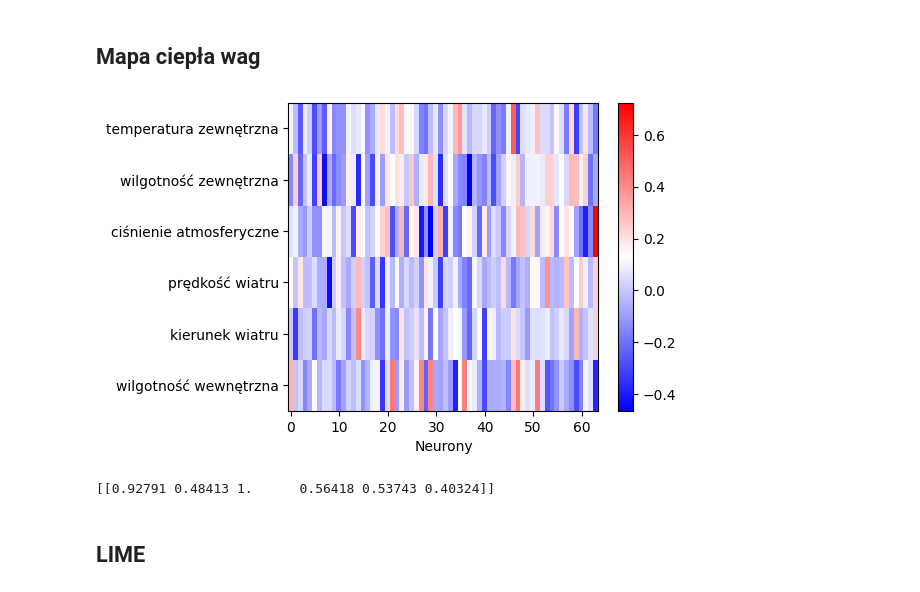
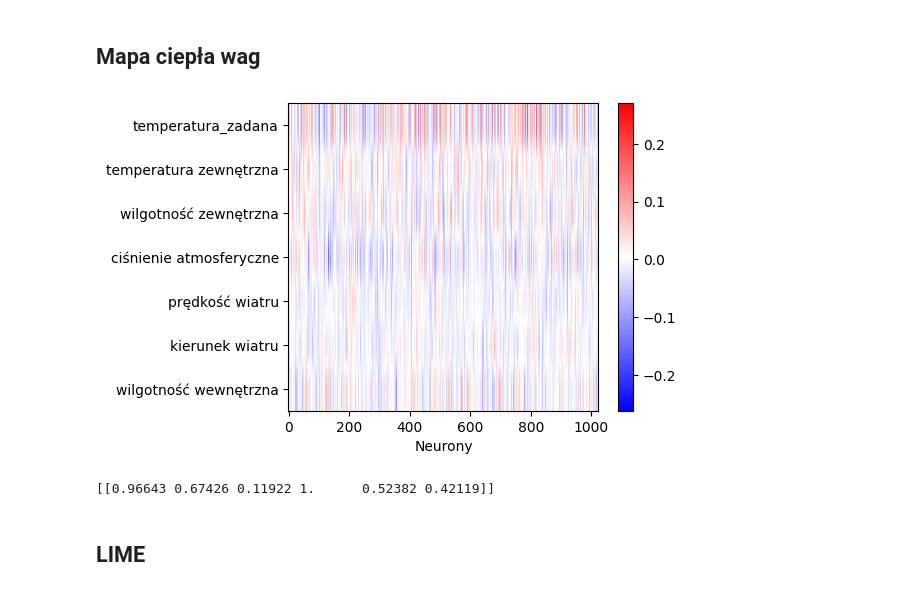
Before and after one commit to KulsonKula/Analiza-i-modelowanie-procesow-zwiazanych-z-systemem-centralnego-ogrzewania, a Jupyter notebook: Kod/Pogoda.IPYNB, the cells around one changed output. Drawn from its saved outputs; the diff is of its cells as text; code cells hidden in the pictures.

```diff
--- a/Kod/Pogoda.IPYNB
+++ b/Kod/Pogoda.IPYNB
@@ -31,5 +31,18 @@ Num GPUs Available:  1
 # %%
 DATASET_CALOSC=pd.read_csv('../Dane/pogoda/Obrobione.csv')
 DATASET_CALOSC=DATASET_CALOSC.drop(['przekaźnik pokojowy','praca_pieca','temperatura wewnętrzna na kominku','temperatura wewnętrzna nad kuchenką gazową'],axis=1)
+
+temp_set = np.concatenate([
+    np.full(360, 19),
+    np.full(1020, 23),
+    np.full(60, 19)
+])
+length = 78098
+temp_set = np.tile(temp_set, length // len(temp_set) + 1)
+temp_set = temp_set[:length]
+data_set_df = pd.DataFrame(temp_set, columns=['temperatura_zadana'])
+
+
+DATASET_CALOSC = pd.concat([data_set_df, DATASET_CALOSC], axis=1)
 DATASET_CALOSC
 # %% [output]
@@ -49,6 +62,6 @@ DATASET_CALOSC
 # %%
-x = DATASET_CALOSC.iloc[:, :6]
-y = DATASET_CALOSC.iloc[:, 6]
+x = DATASET_CALOSC.iloc[:, :7]
+y = DATASET_CALOSC.iloc[:, 7]
 
 normalizer = tf.keras.layers.Normalization(axis=-1)
 normalizer.adapt(x)
@@ -60,23 +73,23 @@ def custom_scheduler(epoch, lr):
         return lr * tf.math.exp(-0.1)
 
 
+# model = tf.keras.models.Sequential([
+#     normalizer,
+#     tf.keras.layers.Dense(64, activation='relu'),
+#     tf.keras.layers.Dense(32, activation='relu'),
+#     tf.keras.layers.Dense(1,activation='linear')
+# ])
+
 model = tf.keras.models.Sequential([
     normalizer,
+    tf.keras.layers.Dense(1024, activation='relu'),
+    tf.keras.layers.Dense(512, activation='relu'),
+    tf.keras.layers.Dense(256, activation='relu'),
+    tf.keras.layers.Dense(128, activation='relu'),
     tf.keras.layers.Dense(64, activation='relu'),
     tf.keras.layers.Dense(32, activation='relu'),
     tf.keras.layers.Dense(1,activation='linear')
 ])
-
-# model = tf.keras.models.Sequential([
-#     normalizer,
-#     tf.keras.layers.Dense(1024, activation='relu'),
-#     tf.keras.layers.Dense(512, activation='relu'),
-#     tf.keras.layers.Dense(256, activation='relu'),
-#     tf.keras.layers.Dense(128, activation='relu'),
-#     tf.keras.layers.Dense(64, activation='relu'),
-#     tf.keras.layers.Dense(32, activation='relu'),
-#     tf.keras.layers.Dense(1,activation='linear')
-# ])
 
 model.compile(optimizer=tf.optimizers.Adam(learning_rate=0.001),
     loss="mse",
@@ -168,16 +183,17 @@ print(WEIGHTS_normalized)
 # %% [markdown]
 ## Mapa ciepła wag
 # %%
+feature_names = x_train.columns.tolist()
 weights = model.layers[1].get_weights()[0]
 
 plt.figure(figsize=(5, 4))
 plt.imshow(weights, cmap='bwr', aspect='auto')
 plt.colorbar()
 plt.xlabel('Neurony')
 plt.yticks(ticks=range(len(feature_names)), labels=feature_names)
 plt.show()
 # %% [output]
-[figure, old version]
+[figure, new version]
 # %%
 WEIGHTS=np.array([[0., 0., 0., 0., 0., 0.],])
 
@@ -191,7 +207,7 @@ WEIGHTS_normalized = WEIGHTS /WEIGHTS_max
 
 print(WEIGHTS_normalized)
 # %% [output]
-[[0.92791 0.48413 1.      0.56418 0.53743 0.40324]]
+[[0.96643 0.67426 0.11922 1.      0.52382 0.42119]]
 # %% [markdown]
 ## LIME
 # %%
```
Also changed, not shown: parts of 8 cells of this notebook, 7 other files.
